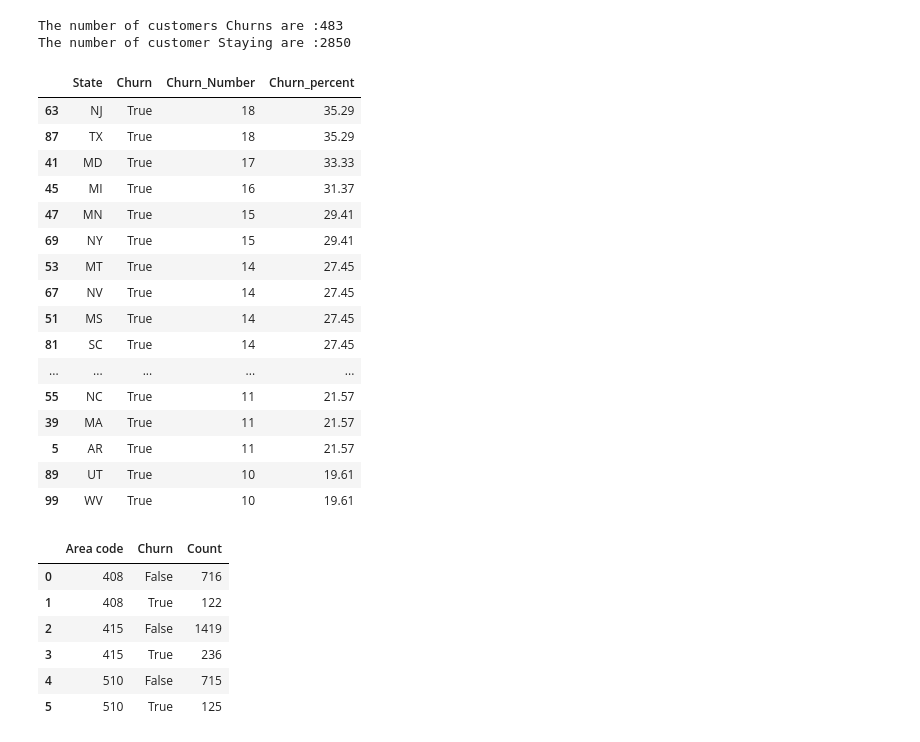
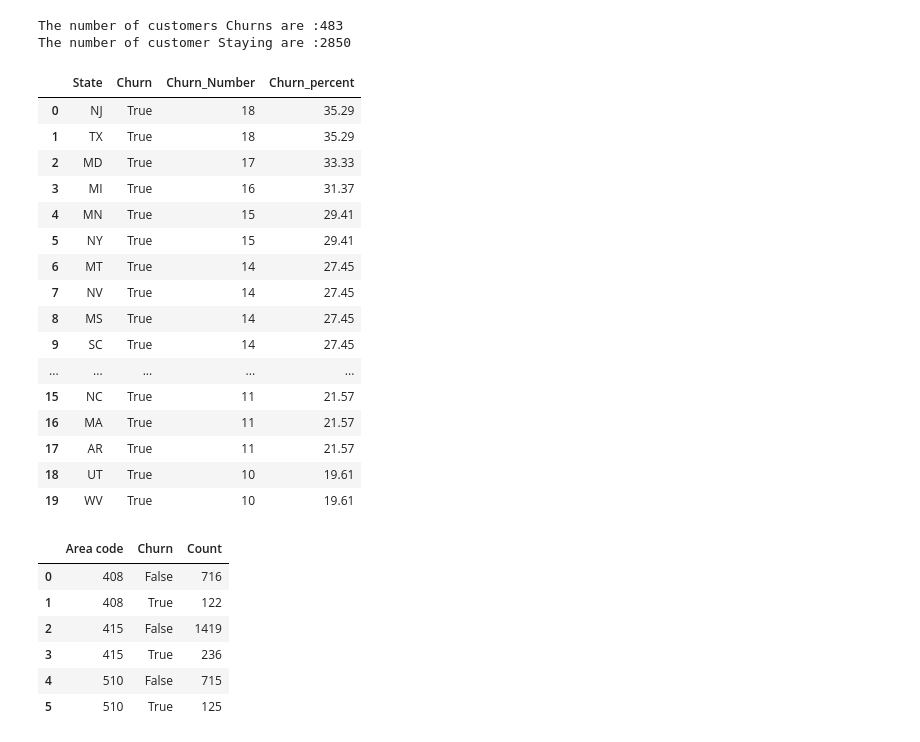
Before and after one commit to BoyinaVamsi/EDA-Telecom-Churn-Analysis, a Jupyter notebook: EDA_Telecom_Churn_Analysis.ipynb, the cells around one changed output. Saved outputs shown, nothing was run; the diff lists cells and outputs as text; code cells hidden in the pictures.

```diff
--- a/EDA_Telecom_Churn_Analysis.ipynb
+++ b/EDA_Telecom_Churn_Analysis.ipynb
@@ -282,27 +281,27 @@ The number of customer Staying are :2850
 # %%
 #State wise Number of customer churns.
 State_Churn=df[["State","Churn"]].reset_index()
 State_Churn= State_Churn.groupby("State")["Churn"].value_counts().reset_index(name='Churn_Number')
 State_Churn['Churn_percent']=round(State_Churn["Churn_Number"]/State_Churn['Churn'].sum()*100,2)
-State_Churn[State_Churn['Churn']==True].sort_values(by='Churn_percent',ascending=False).head(20)
+State_Churn[State_Churn['Churn']==True].sort_values(by='Churn_percent',ascending=False).head(20).reset_index(drop=True)
 # %% [output]
 |  | State | Churn | Churn_Number | Churn_percent |
-| 63 | NJ | True | 18 | 35.29 |
-| 87 | TX | True | 18 | 35.29 |
-| 41 | MD | True | 17 | 33.33 |
-| 45 | MI | True | 16 | 31.37 |
-| 47 | MN | True | 15 | 29.41 |
-| 69 | NY | True | 15 | 29.41 |
-| 53 | MT | True | 14 | 27.45 |
-| 67 | NV | True | 14 | 27.45 |
-| 51 | MS | True | 14 | 27.45 |
-| 81 | SC | True | 14 | 27.45 |
+| 0 | NJ | True | 18 | 35.29 |
+| 1 | TX | True | 18 | 35.29 |
+| 2 | MD | True | 17 | 33.33 |
+| 3 | MI | True | 16 | 31.37 |
+| 4 | MN | True | 15 | 29.41 |
+| 5 | NY | True | 15 | 29.41 |
+| 6 | MT | True | 14 | 27.45 |
+| 7 | NV | True | 14 | 27.45 |
+| 8 | MS | True | 14 | 27.45 |
+| 9 | SC | True | 14 | 27.45 |
 | ... | ... | ... | ... | ... |
-| 55 | NC | True | 11 | 21.57 |
-| 39 | MA | True | 11 | 21.57 |
-| 5 | AR | True | 11 | 21.57 |
-| 89 | UT | True | 10 | 19.61 |
-| 99 | WV | True | 10 | 19.61 |
+| 15 | NC | True | 11 | 21.57 |
+| 16 | MA | True | 11 | 21.57 |
+| 17 | AR | True | 11 | 21.57 |
+| 18 | UT | True | 10 | 19.61 |
+| 19 | WV | True | 10 | 19.61 |
 # %%
 #Area code wise Number of customer churns.
 Ac_Churn=df[["Area code","Churn"]]
```
Also changed, not shown: parts of 26 cells of this notebook.
